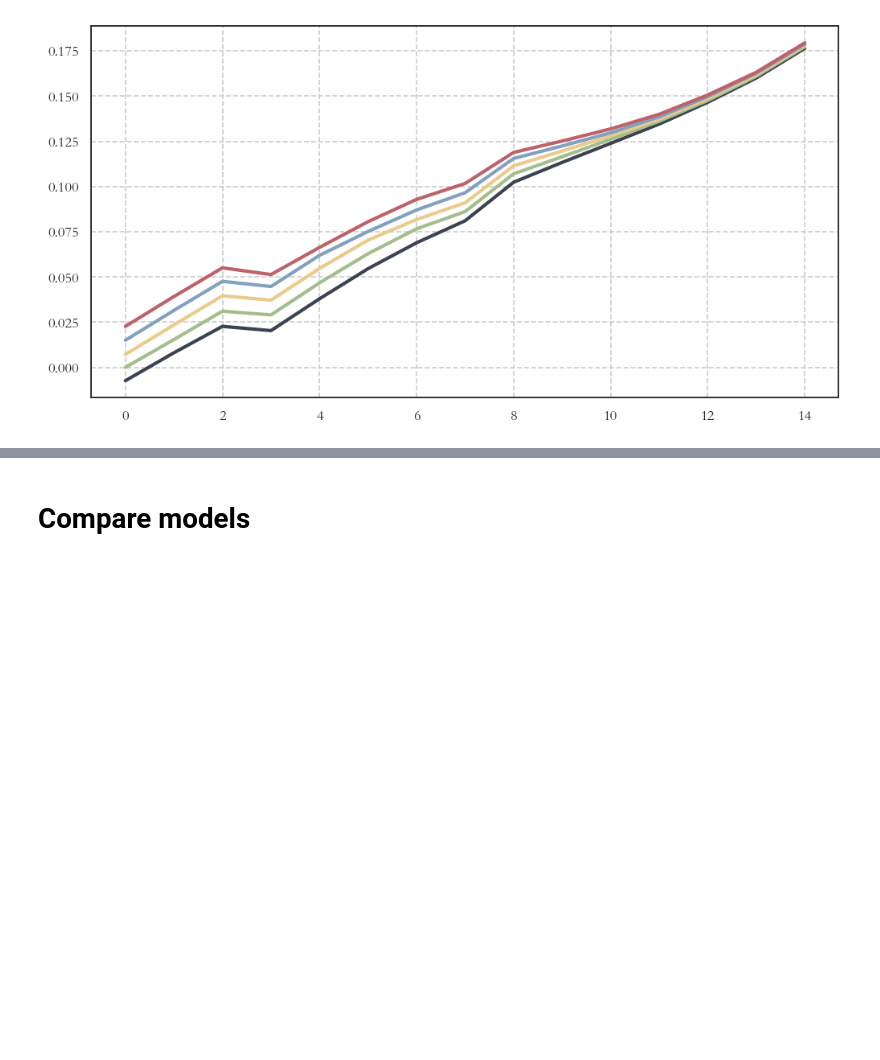
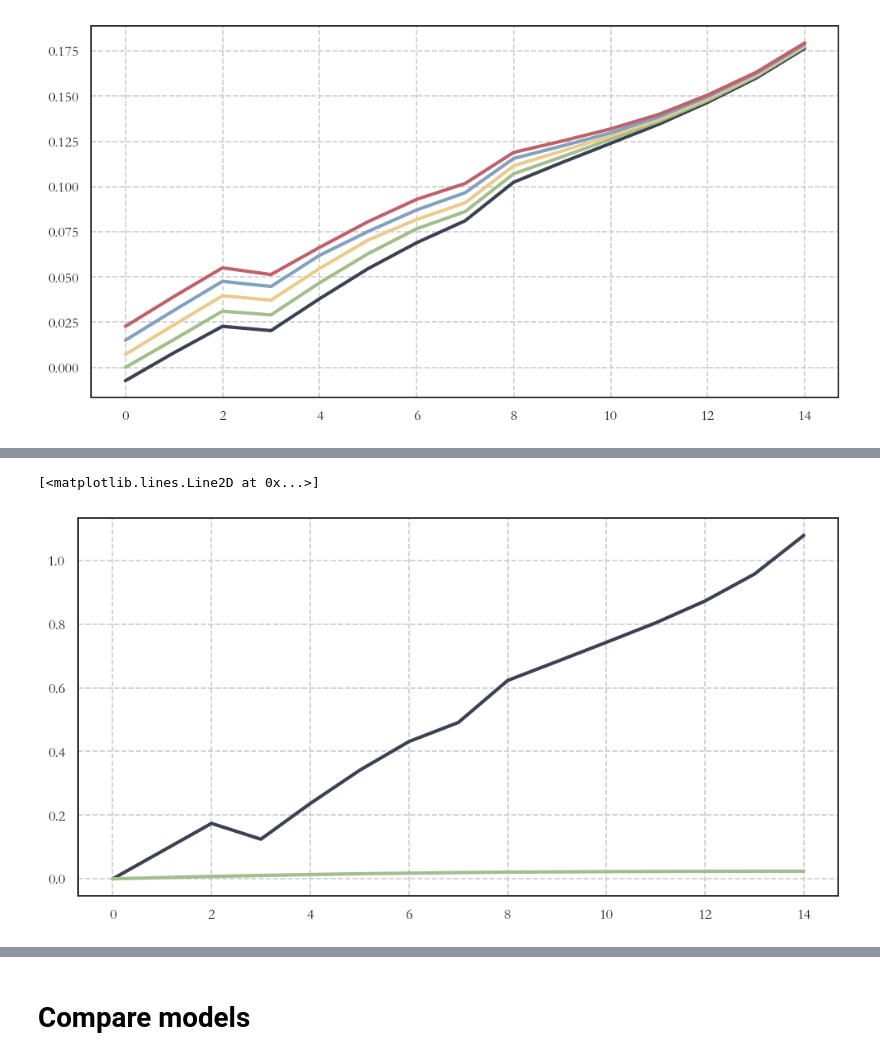
Before and after one commit to math869c/Design_retirement, a Jupyter notebook: Counter_factuals_loop.ipynb, the cells around one changed output, grey strips where cells are left out. Saved outputs shown, nothing was run; the diff lists cells and outputs as text; code cells hidden in the pictures; blank space fills up the shorter version.

```diff
--- a/Counter_factuals_loop.ipynb
+++ b/Counter_factuals_loop.ipynb
@@ -96,0 +121,6 @@ plt.plot(total_effect_efter[4][:, 2])
+# %%
+plt.plot((df.iloc[:, 85:].sum(axis=1) - df.iloc[:, 30:55].sum(axis=1)) / df.iloc[:, 30:55].sum(axis=1))
+plt.plot((df.iloc[:, 55:85].sum(axis=1) - df.iloc[:, 0:30].sum(axis=1)) / df.iloc[:, 0:30].sum(axis=1))
+# %% [output]
+[<matplotlib.lines.Line2D at 0x...>]
+[figure, added]
```
Also changed, not shown: parts of 6 cells of this notebook, 1 other file.
